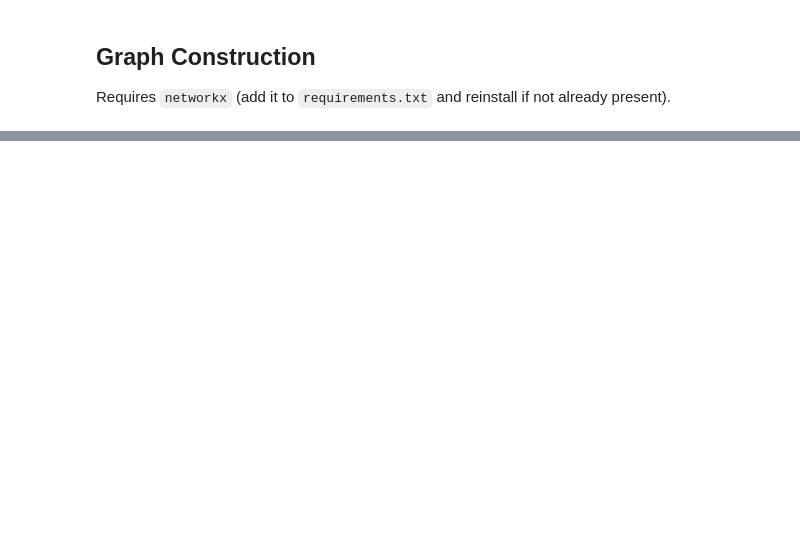
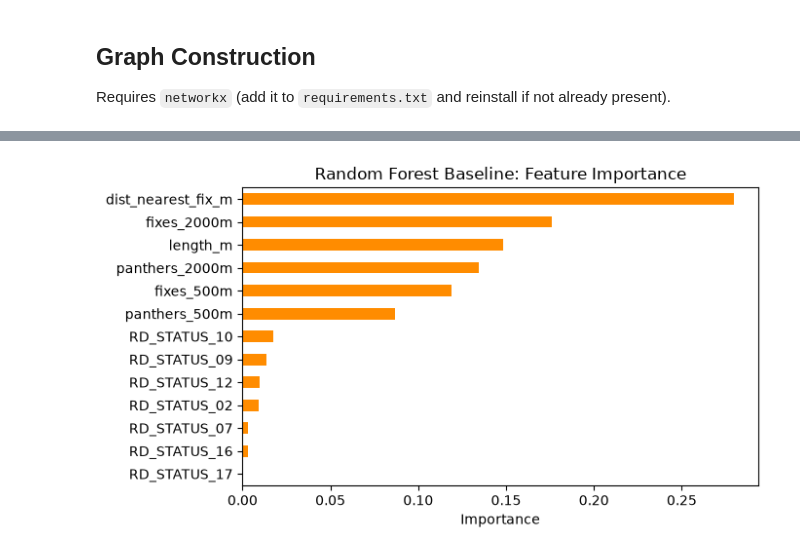
Before and after one commit to JerRMartin/Graph-Based-Risk-Mapping, a Jupyter notebook: notebooks/notebook.ipynb, the cells around one changed output, grey strips where cells are left out. Drawn from its saved outputs; the diff is of its cells as text; code cells hidden in the pictures; blank space fills up the shorter version.

```diff
--- a/notebooks/notebook.ipynb
+++ b/notebooks/notebook.ipynb
@@ -234,0 +301,35 @@ plt.show()
+# %%
+# Configuration (all experiment parameters in one place)
+SEG_LEN = 1000          # m, road segment length
+STUDY_BUFFER = 5000     # m, keep segments within this distance of any telemetry fix
+LABEL_DIST = 100        # m, max distance from a vehicular death to its segment
+SPLITS = {"train": (1987, 2009), "val": (2010, 2016), "test": (2017, 2025)}
+SEED = 42
+# %%
+# Build road segments inside the study area
+from shapely.ops import substring
+
+study_area = tel_g.geometry.buffer(STUDY_BUFFER).union_all()
+roads_study = roads[roads.intersects(study_area)].copy()
+
+def split_line(geom, seg_len):
+    """Cut a (multi)linestring into pieces of ~seg_len metres."""
+    parts = list(geom.geoms) if geom.geom_type == "MultiLineString" else [geom]
+    out = []
+    for part in parts:
+        n = max(1, int(round(part.length / seg_len)))
+        step = part.length / n
+        out += [substring(part, i * step, (i + 1) * step) for i in range(n)]
+    return out
+
+rows = []
+for _, r in roads_study.iterrows():
+    for piece in split_line(r.geometry, SEG_LEN):
+        rows.append({"ROAD_ID": r["ROAD_ID"], "RD_STATUS": r["RD_STATUS"],
+                     "COUNTYDOT": r["COUNTYDOT"], "geometry": piece})
+segs = gpd.GeoDataFrame(rows, geometry="geometry", crs=CRS)
+segs = segs[segs.length > 0].reset_index(drop=True)
+segs["seg_id"] = np.arange(len(segs))
+segs["length_m"] = segs.length
+
+print(f"{len(roads_study)} routes -> {len(segs)} segments, total {segs.length_m.sum()/1000:,.0f} km")
@@ -252,0 +473,11 @@ Requires `networkx` (add it to `requirements.txt` and reinstall if not already p
+# %%
+# Random-forest feature importance (which non-graph features matter)
+imp = pd.Series(rf.feature_importances_, index=Xtr.columns).sort_values()
+fig, ax = plt.subplots(figsize=(7, 4))
+imp.plot(kind="barh", ax=ax, color="darkorange")
+ax.set_title("Random Forest Baseline: Feature Importance")
+ax.set_xlabel("Importance")
+plt.tight_layout()
+plt.show()
+# %% [output]
+[figure, added]
```
Also changed, not shown: parts of 13 cells of this notebook, 2 other files.
